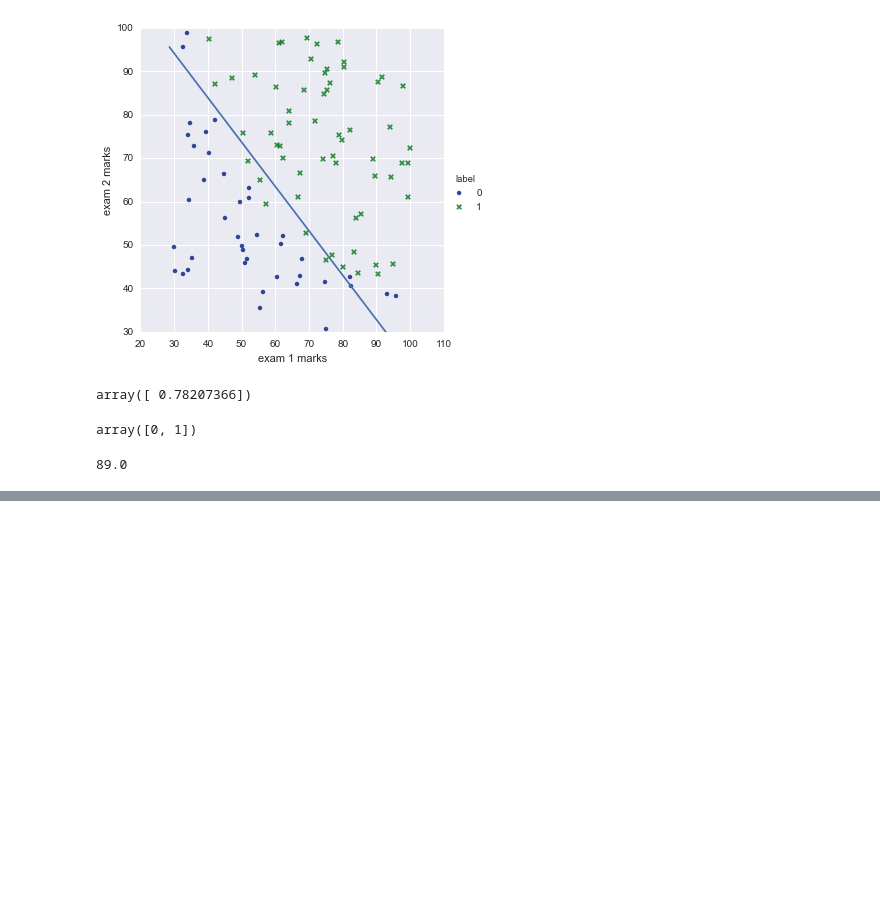
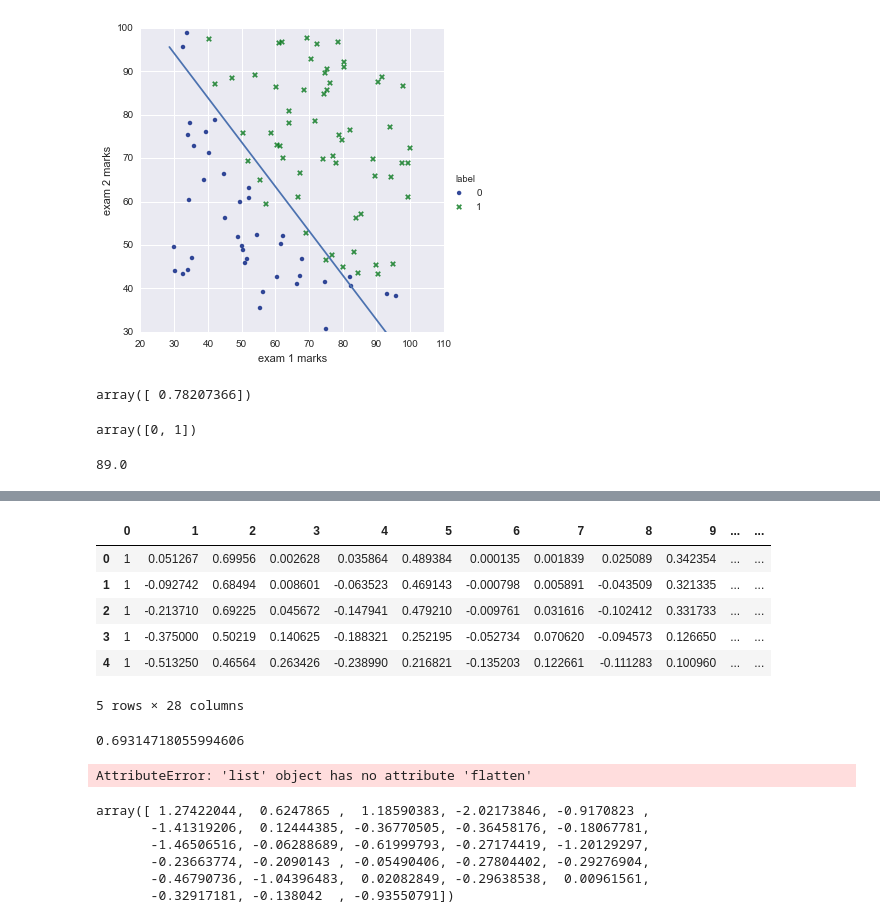
Before and after one commit to DfAC/Coursera-s-machine-learning-course, a Jupyter notebook: ml ex2.ipynb, the cells around one changed output, grey strips where cells are left out. Drawn from its saved outputs; the diff is of its cells as text; code cells hidden in the pictures; blank space fills up the shorter version.

```diff
--- a/ml ex2.ipynb
+++ b/ml ex2.ipynb
@@ -237,0 +213,3 @@ array([0])
+# %%
+X= data2.iloc[:,:2]
+y = data2.iloc[:,2]
@@ -237,0 +235,13 @@ array([0])
+# %%
+poly = sk.preprocessing.PolynomialFeatures(6)
+poly  = poly.fit_transform(X)
+poly = pd.DataFrame(poly)
+poly.head()
+# %% [output]
+|  | 0 | 1 | 2 | 3 | 4 | 5 | 6 | 7 | 8 | 9 | ... | ... |
+| 0 | 1 | 0.051267 | 0.69956 | 0.002628 | 0.035864 | 0.489384 | 0.000135 | 0.001839 | 0.025089 | 0.342354 | ... | ... |
+| 1 | 1 | -0.092742 | 0.68494 | 0.008601 | -0.063523 | 0.469143 | -0.000798 | 0.005891 | -0.043509 | 0.321335 | ... | ... |
+| 2 | 1 | -0.213710 | 0.69225 | 0.045672 | -0.147941 | 0.479210 | -0.009761 | 0.031616 | -0.102412 | 0.331733 | ... | ... |
+| 3 | 1 | -0.375000 | 0.50219 | 0.140625 | -0.188321 | 0.252195 | -0.052734 | 0.070620 | -0.094573 | 0.126650 | ... | ... |
+| 4 | 1 | -0.513250 | 0.46564 | 0.263426 | -0.238990 | 0.216821 | -0.135203 | 0.122661 | -0.111283 | 0.100960 | ... | ... |
+5 rows × 28 columns
@@ -237,0 +275,19 @@ array([0])
+# %%
+costreg(initial_theta,poly,y,lamb)
+# %% [output]
+0.69314718055994606
+# %%
+gradient(initial_theta,poly,y,lamb)
+# %% [output]
+AttributeError: 'list' object has no attribute 'flatten'
+# %%
+#optimise values of theta using scipy's minimize function
+Result = sp.optimize.minimize(fun = costreg, x0 = initial_theta, args = (poly,y, lamb), method = 'TNC', jac=gradient)
+Result.x
+# %% [output]
+array([ 1.27422044,  0.6247865 ,  1.18590383, -2.02173846, -0.9170823 ,
+       -1.41319206,  0.12444385, -0.36770505, -0.36458176, -0.18067781,
+       -1.46506516, -0.06288689, -0.61999793, -0.27174419, -1.20129297,
+       -0.23663774, -0.2090143 , -0.05490406, -0.27804402, -0.29276904,
+       -0.46790736, -1.04396483,  0.02082849, -0.29638538,  0.00961561,
+       -0.32917181, -0.138042  , -0.93550791])
```
Also changed, not shown: parts of 29 cells of this notebook.
